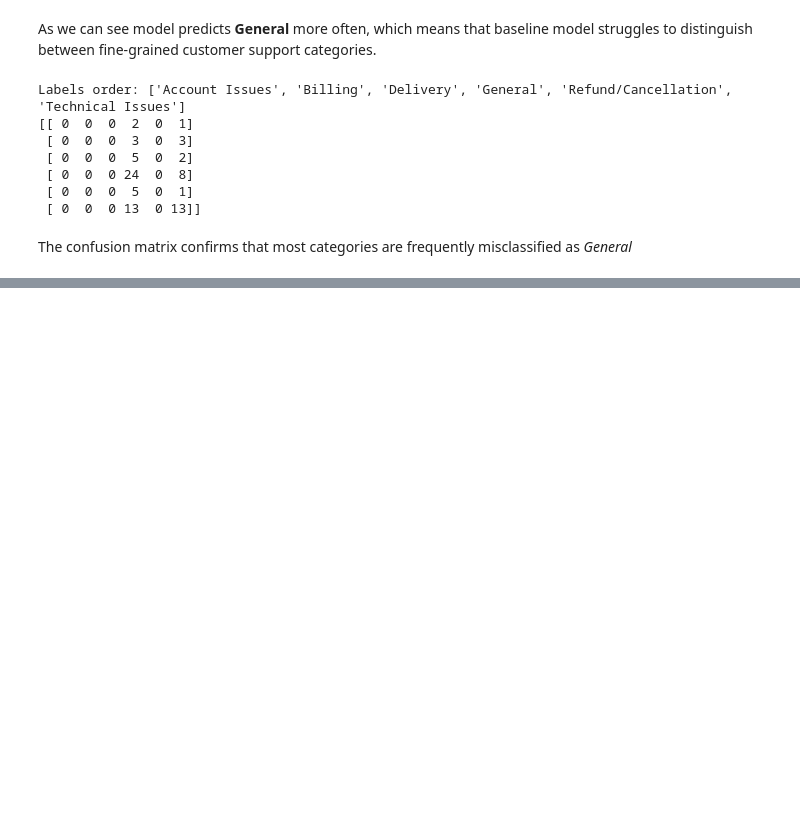
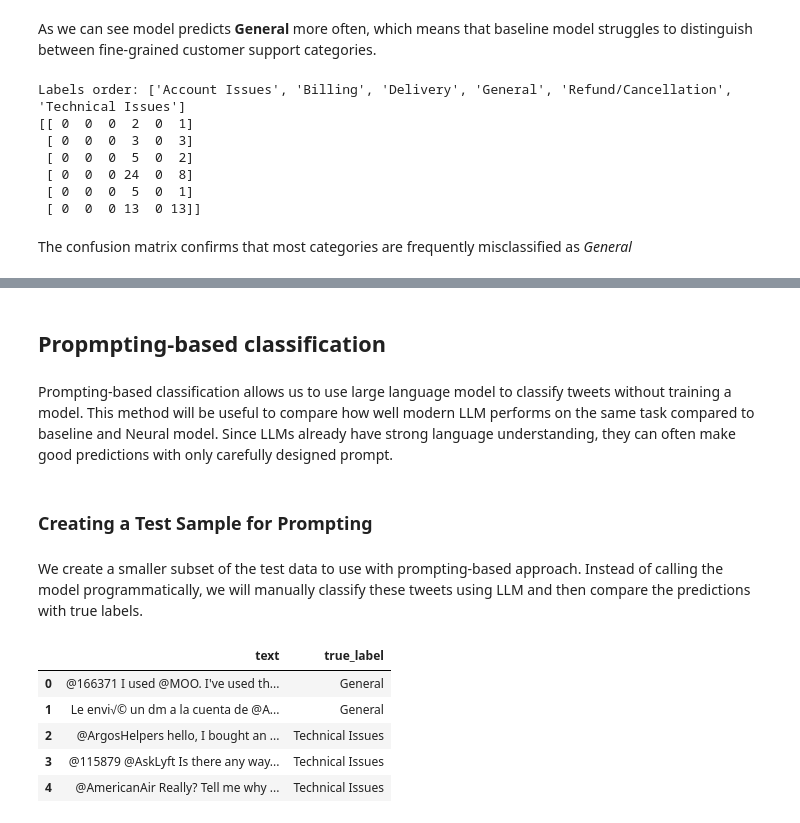
Before and after one commit to giorgi00798/NLP-Group-Assignment-Customer-Support-on-Twitter, a Jupyter notebook: NLP_Group_Assignment.ipynb, the cells around one changed output, grey strips where cells are left out. Drawn from its saved outputs; the diff is of its cells as text; code cells hidden in the pictures; blank space fills up the shorter version.

```diff
--- a/NLP_Group_Assignment.ipynb
+++ b/NLP_Group_Assignment.ipynb
@@ -237,0 +434,23 @@ The confusion matrix confirms that most categories are frequently misclassified
+# %% [markdown]
+## Propmpting-based classification
+# %% [markdown]
+Prompting-based classification allows us to use large language model to classify tweets without training a model. This method will be useful to compare how well modern LLM performs on the same task compared to baseline and Neural model. Since LLMs already have strong language understanding, they can often make good predictions with only carefully designed prompt.
+# %% [markdown]
+### Creating a Test Sample for Prompting
+# %% [markdown]
+We create a smaller subset of the test data to use with prompting-based approach. Instead of calling the model programmatically, we will manually classify these tweets using LLM and then compare the predictions with true labels.
+# %%
+prompt_sample = X_test.to_frame(name='text').copy()
+prompt_sample['true_label'] = y_test.values
+prompt_sample = prompt_sample.reset_index(drop=True)
+
+prompt_sample_40 = prompt_sample.head(40)
+prompt_sample_40.to_csv('prompt_sample_40.csv', index=False)
+prompt_sample_40.head()
+# %% [output]
+|  | text | true_label |
+| 0 | @166371 I used @MOO. I've used th... | General |
+| 1 | Le envi√© un dm a la cuenta de @A... | General |
+| 2 | @ArgosHelpers hello, I bought an ... | Technical Issues |
+| 3 | @115879 @AskLyft Is there any way... | Technical Issues |
+| 4 | @AmericanAir Really? Tell me why ... | Technical Issues |
```
Also changed, not shown: parts of 32 cells of this notebook.
